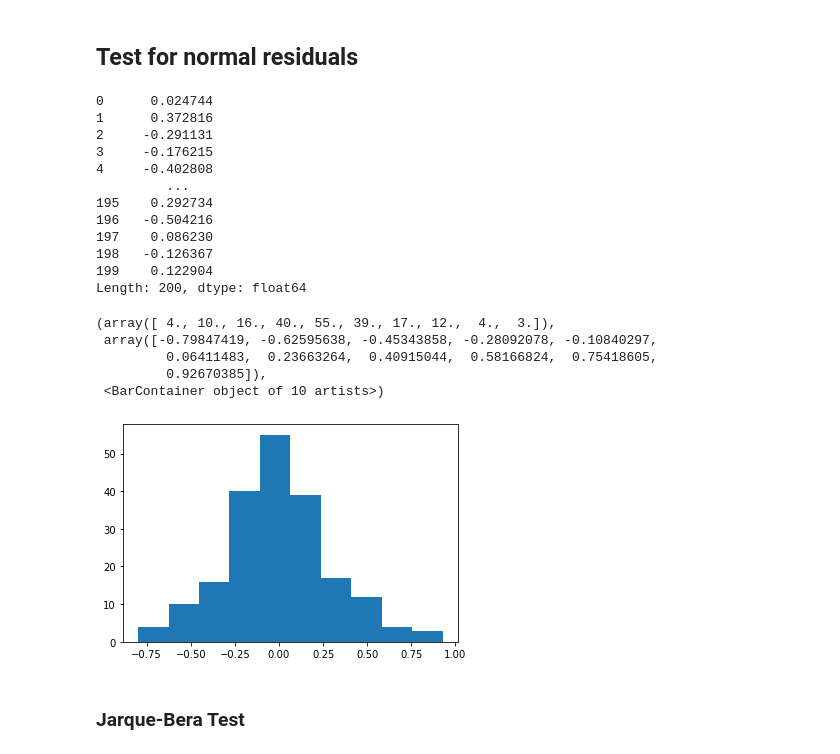
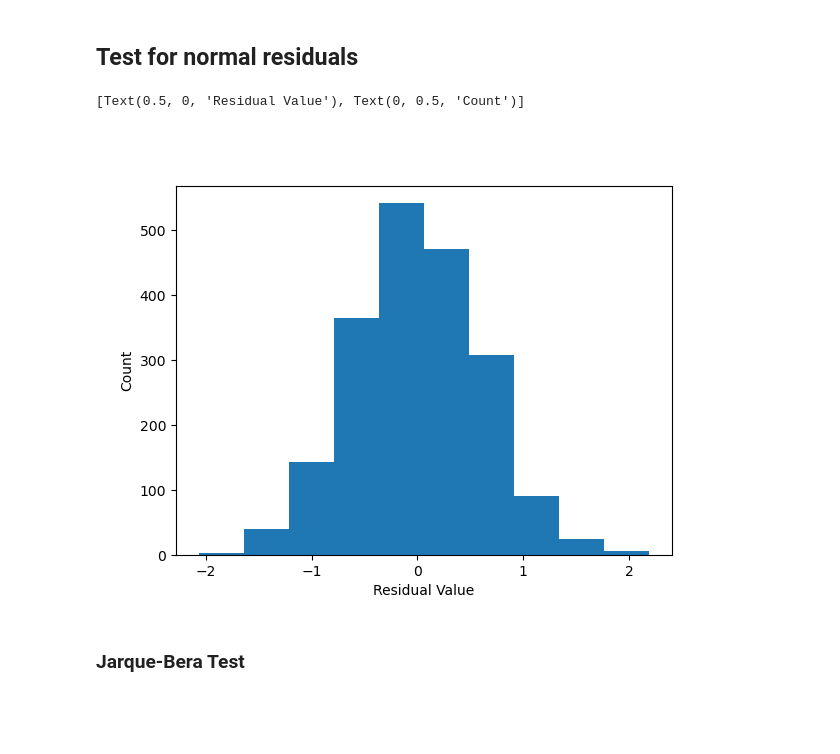
Before and after one commit to snesnehne/Statistics-in-Python-for-Engineers, a Jupyter notebook: Statistics/Discrimination between two Linear Models.ipynb, the cells around one changed output. Drawn from its saved outputs; the diff is of its cells as text; code cells hidden in the pictures; blank space fills up the shorter version.

```diff
--- a/Statistics/Discrimination between two Linear Models.ipynb
+++ b/Statistics/Discrimination between two Linear Models.ipynb
@@ -16,12 +71,15 @@ https://stats.oarc.ucla.edu/other/mult-pkg/faq/general/faqhow-are-the-likelihood
 # %%
 ## Generate two groups of example data with some normally distributed noise
-g1_count = 100  # group 1 number of datapoints
-g2_count = 100  # group 2 number of datapoints
+g1_count = 1000  # group 1 number of datapoints
+g2_count = 1000  # group 2 number of datapoints
 
-x1 = np.arange(15, 25, 10/g1_count)  # array of x values for group 1
-y1 = 1000*x1 + 3000 + 1000*np.random.normal(loc=0, scale=3, size=g1_count)  # array of x values for group 2
+x1_g1= np.linspace(8, 18, g1_count)  # array of x1 values for group 1
+x2_g1 = np.linspace(6, 10, g1_count)  # array of x2 values for group 1
+y_g1 = 1000*x1_g1 - 700*x2_g1 + 3000 + 1000*np.random.normal(loc=0, scale=2, size=g1_count)  # array of y values for group 1
 
-x2 = np.arange(0, 10, 10/g2_count)  # array of y values for group 1
-y2 = 1400*x2 + 3000 + 1000*np.random.normal(loc=0, scale=3, size=g2_count)  # array of y values for group 2
+x1_g2 = np.linspace(2, 12, g1_count)  # array of x1 values for group 2
+x2_g2 = np.linspace(2, 6, g2_count)  # array of x2 values for group 2
+y_g2 = 1000*x1_g2 - 700*x2_g2 + 3000 + 1000*np.random.normal(loc=0, scale=2, size=g2_count)  # array of y values for group 2
 
-df = pd.DataFrame({"x1": x1, "x2": x2, "y1": y1, "y2": y2})  # create dataframe
+df = pd.DataFrame({"x1_g1": x1_g1, "x2_g1": x2_g1, "x1_g2": x1_g2, "x2_g2": x2_g2, "y_g1": y_g1, "y_g2": y_g2})  # create dataframe
+df
@@ -241,15 +414,18 @@ Where:
 * $\sigma$ = sample standard deviation
 # %%
 ## Sample data for ANCOVA, combines x and y values to a single column each and adds a categorical column
-x_c = np.concatenate((x1, x2))
-y_c = np.concatenate((y1, y2))
 
-x_zscore = stats.zscore(x_c)
-y_zscore = stats.zscore(y_c)
+x1 = np.concatenate((x1_g1, x1_g2))  # append group 2 x1 values to group 1 x1 values
+x2 = np.concatenate((x2_g1, x2_g2))
+#x_c = np.column_stack((x1, x2))
+y = np.concatenate((y_g1, y_g2))
 
-group_list = np.concatenate((np.array((len(x1)*["A"])),np.array((len(x2)*["B"]))))
+x1_zscore = stats.zscore(x1)
+x2_zscore = stats.zscore(x2)
+y_zscore = stats.zscore(y)
 
-df_c = pd.DataFrame({"x": x_zscore, "y": y_zscore, "group": group_list})
+group_list = np.concatenate((np.array((len(x1_g1)*["A"])), np.array((len(x1_g2)*["B"]))))
 
-df_c
+df_c_scaled = pd.DataFrame({"x1": x1_zscore, "x2": x2_zscore, "y": y_zscore, "group": group_list})
+df_c_scaled
 # %% [output]
@@ -269,5 +445,5 @@ df_c
 # %%
-lm_ancova = smf.ols('y ~ group + x', data=df_c).fit()  # Additive moderation model
+lm_ancova = smf.ols('y ~ group + x1', data=df_c_scaled).fit()  # Additive moderation model
 lm_ancova.summary()
 # %% [output]
 OLS Regression Results
@@ -303,29 +479,15 @@ If the p-values are less than an arbitrarily defined (but conventional) 0.05, th
 ## Test for normal residuals
 # %%
 resid_ancova = lm_ancova.resid
-resid_ancova
-# %% [output]
-0      0.024744
-1      0.372816
-2     -0.291131
-3     -0.176215
-4     -0.402808
-         ...
-195    0.292734
-196   -0.504216
-197    0.086230
-198   -0.126367
-199    0.122904
-Length: 200, dtype: float64
 # %%
-plt.hist(lm_ancova.resid)
+fig, ax = plt.subplots()
+
+ax.hist(lm_ancova.resid)
+
+ax.set(xlabel="Residual Value", ylabel="Count")
 # %% [output]
-(array([ 4., 10., 16., 40., 55., 39., 17., 12.,  4.,  3.]),
- array([-0.79847419, -0.62595638, -0.45343858, -0.28092078, -0.10840297,
-         0.06411483,  0.23663264,  0.40915044,  0.58166824,  0.75418605,
-         0.92670385]),
- <BarContainer object of 10 artists>)
+[Text(0.5, 0, 'Residual Value'), Text(0, 0.5, 'Count')]
-[figure, old version]
+[figure, new version]
 # %% [markdown]
 ### Jarque-Bera Test
 # %% [markdown]
```
Also changed, not shown: parts of 93 cells of this notebook.
